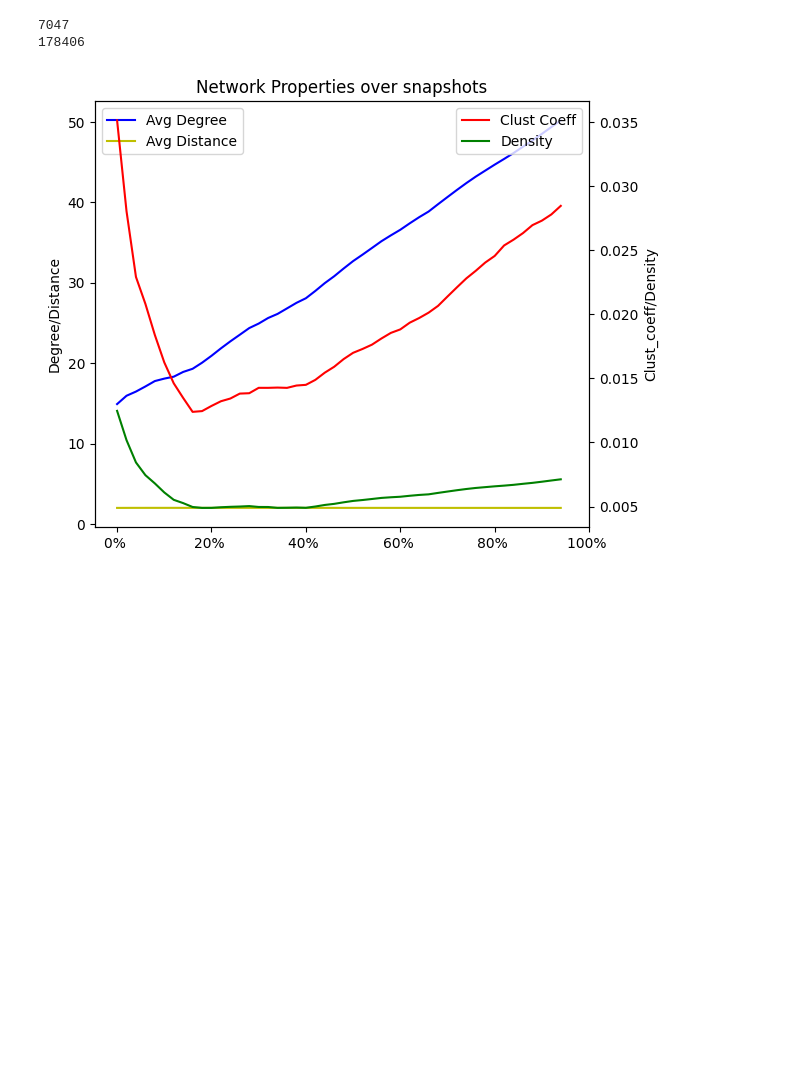
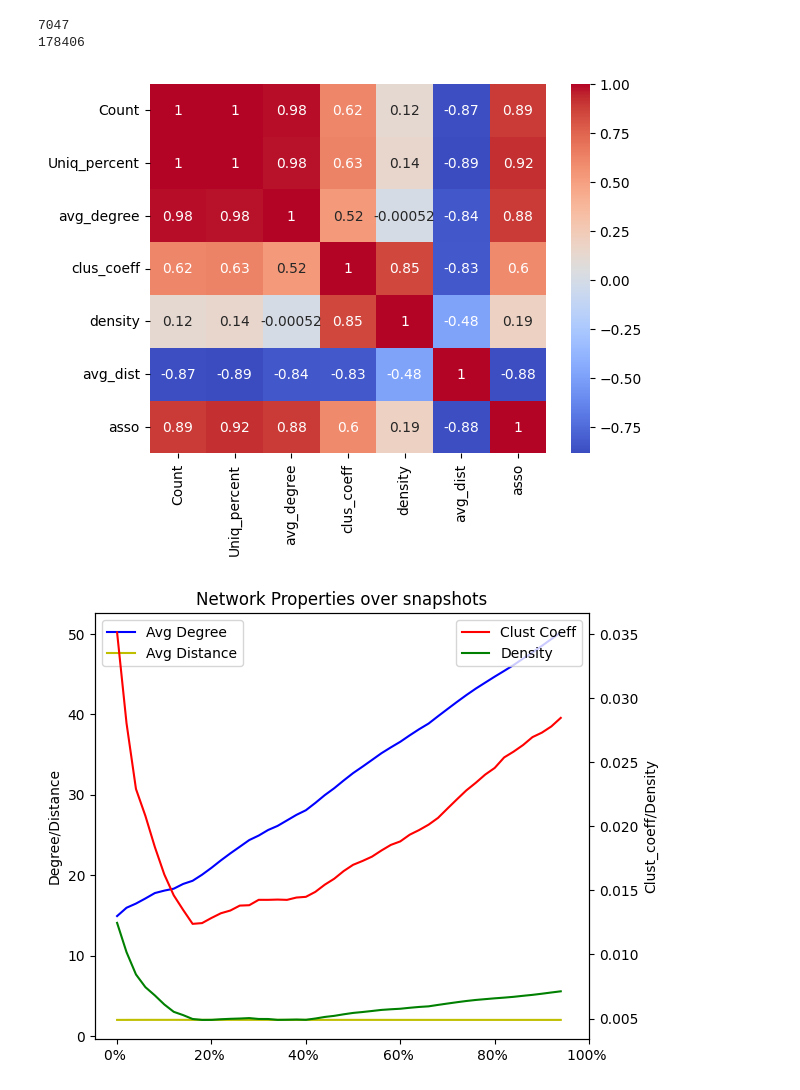
Before and after one commit to JaviAnton/tempo-network-anonymity, a Jupyter notebook: igraphver.ipynb, the cells around one changed output. Saved outputs shown, nothing was run; the diff lists cells and outputs as text; code cells hidden in the pictures; blank space fills up the shorter version.

```diff
--- a/igraphver.ipynb
+++ b/igraphver.ipynb
@@ -408,8 +443,13 @@ print(G.number_of_edges())
 7047
 178406
 # %%
-avg_degree2, clus_coeff2, density2, avg_dist2, _ = snapshots_properties(edge_list2)
+avg_degree2, clus_coeff2, density2, avg_dist2, asso2 = snapshots_properties(edge_list2)
 count2, unique_percentage2, nodes_num2, top2, mid2, last2, start2, precision2, recall2= snapshots_uniqueness_betweenness(edge_list2)
+# %%
+df2 = make_df(count2, unique_percentage2, avg_degree2, clus_coeff2, density2, avg_dist2, asso2)
+correlation(df2)
+# %% [output]
+[figure, added]
 # %%
 plot_uniqueproperty(avg_degree2, clus_coeff2, density2, avg_dist2)
 plot_data(count2, nodes_num2, precision2, recall2)
```
Also changed, not shown: parts of 13 cells of this notebook.
